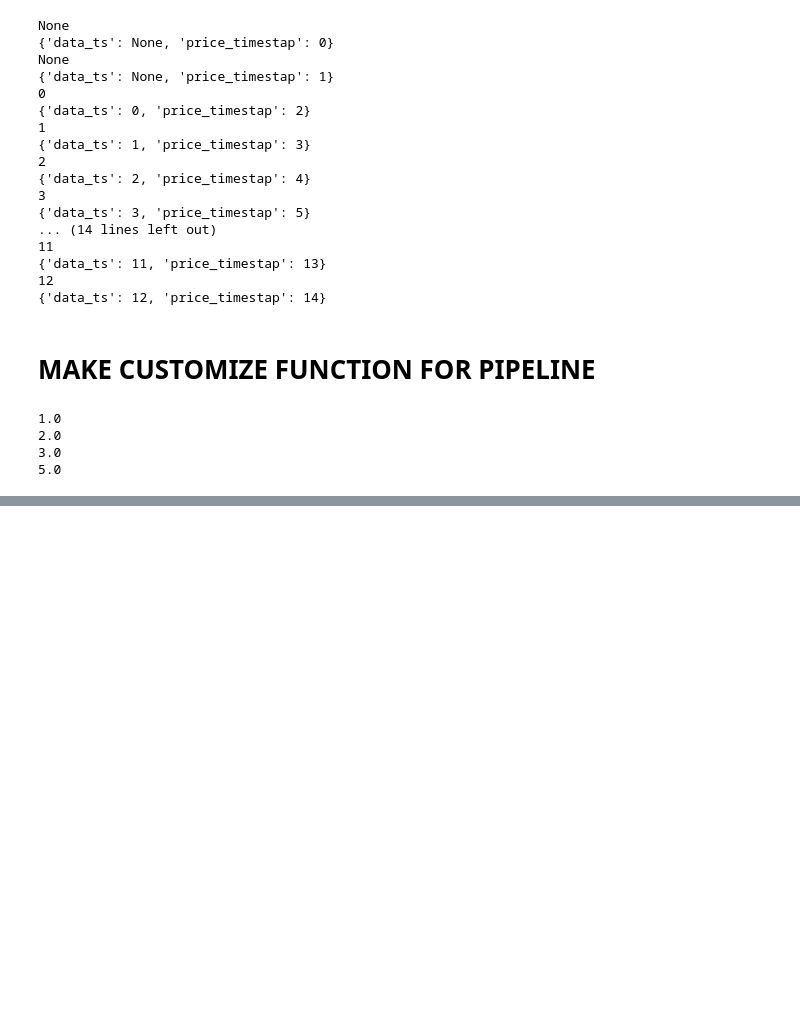
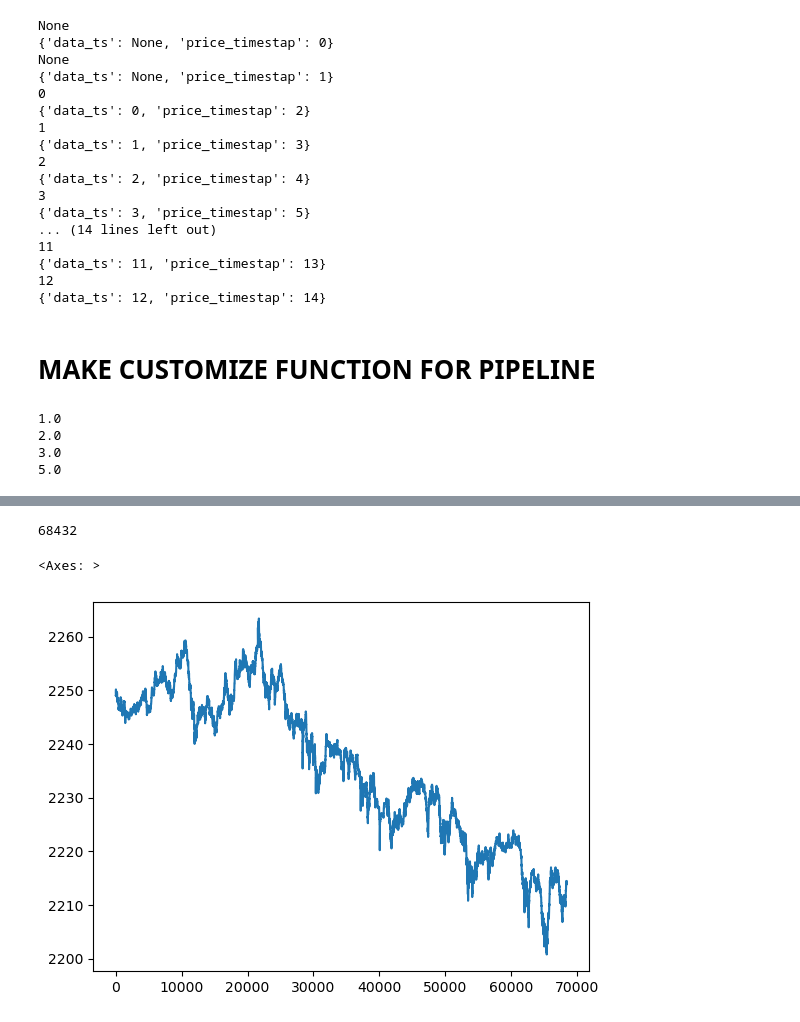
Before and after one commit to kimteespk/realtime-ml-crypto-with-offline-pred-as-attr, a Jupyter notebook: explore_data/check_data.ipynb, the cells around one changed output, grey strips where cells are left out. Cells and saved outputs as stored; diff of their text form; code cells hidden in the pictures; blank space fills up the shorter version.

```diff
--- a/explore_data/check_data.ipynb
+++ b/explore_data/check_data.ipynb
@@ -515,3 +515,11 @@ for x in X:
 2.0
 3.0
 5.0
+# %%
+import os
+
+dir_path = '../dataset/realtime/'
+lst_file = os.listdir(dir_path)
+
+lst_path = [os.path.join(dir_path,x) for x in lst_file]
+lst_path
@@ -517,0 +538,5 @@ for x in X:
+# %%
+import glob
+lst_path_glob = glob.glob(os.path.join(dir_path, '*1m.csv'))
+for _path in lst_path_glob:
+    df = pd.read_csv(_path)
@@ -517,0 +559,27 @@ for x in X:
+# %%
+import pandas as pd
+def get_data_dev(ret= 'dict'):
+
+    csv_header = ['priceChange', 'priceChangePercent',
+                  'weightedAvgPrice', 'openPrice',
+                  'highPrice', 'lowPrice',
+                  'lastPrice', 'volume',
+                  'quoteVolume', 'openTime',
+                  'closeTime', 'firstId',
+                  'lastId', 'count'
+                  ]
+    df = pd.read_csv('../dataset/realtime/raw_ethusdt_1m.csv', names= csv_header)
+    # df_eth.head()
+    if ret == 'df':
+        return df
+    lst_dct = df.to_dict('records')
+    print('toto record :', len(lst_dct))
+    return lst_dct
+# %%
+df_btc = get_data_dev(ret='df')
+print(len(df_btc))
+df_btc['lastPrice'].plot()
+# %% [output]
+68432
+<Axes: >
+[figure, added]
```
Also changed, not shown: parts of 6 cells of this notebook, 11 other files.
